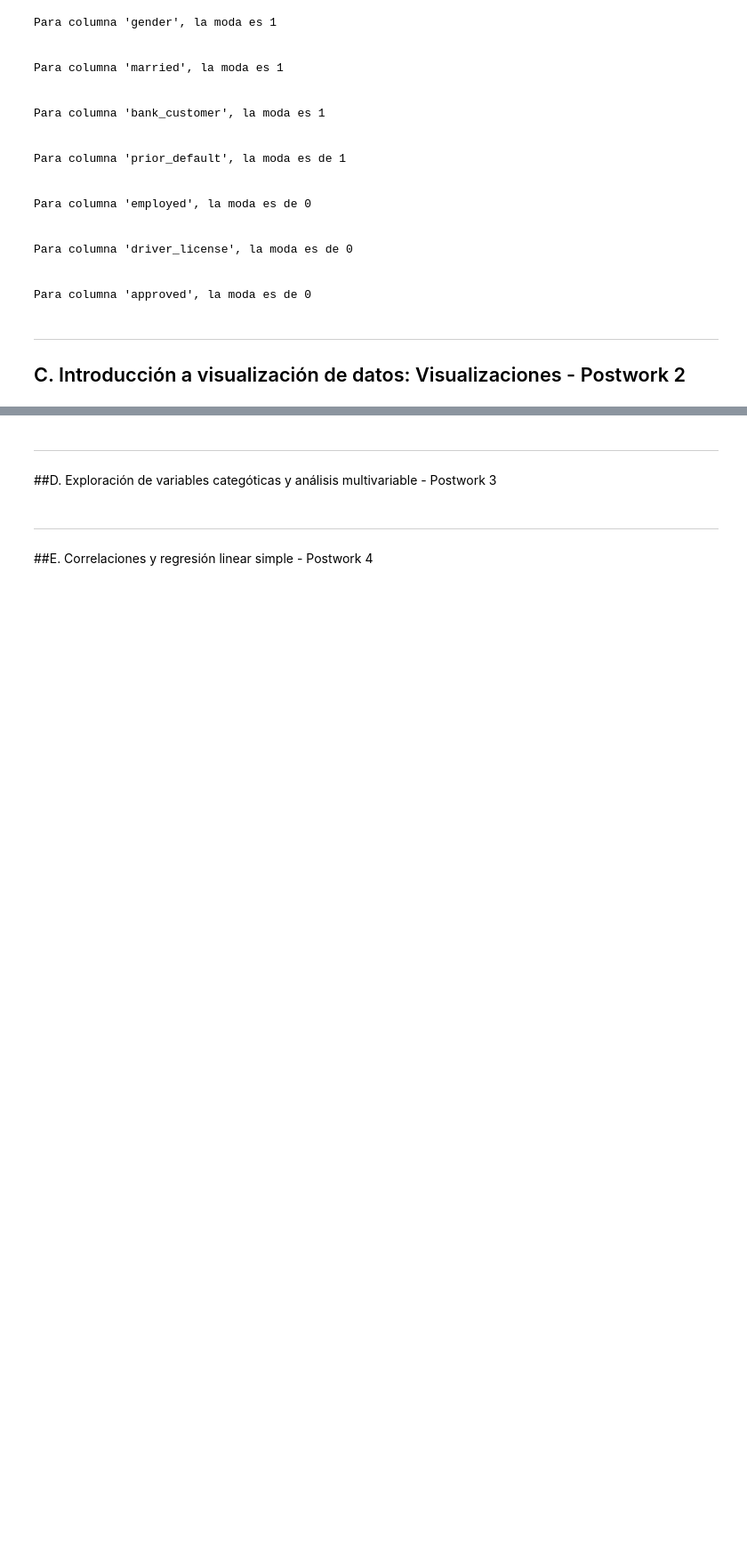
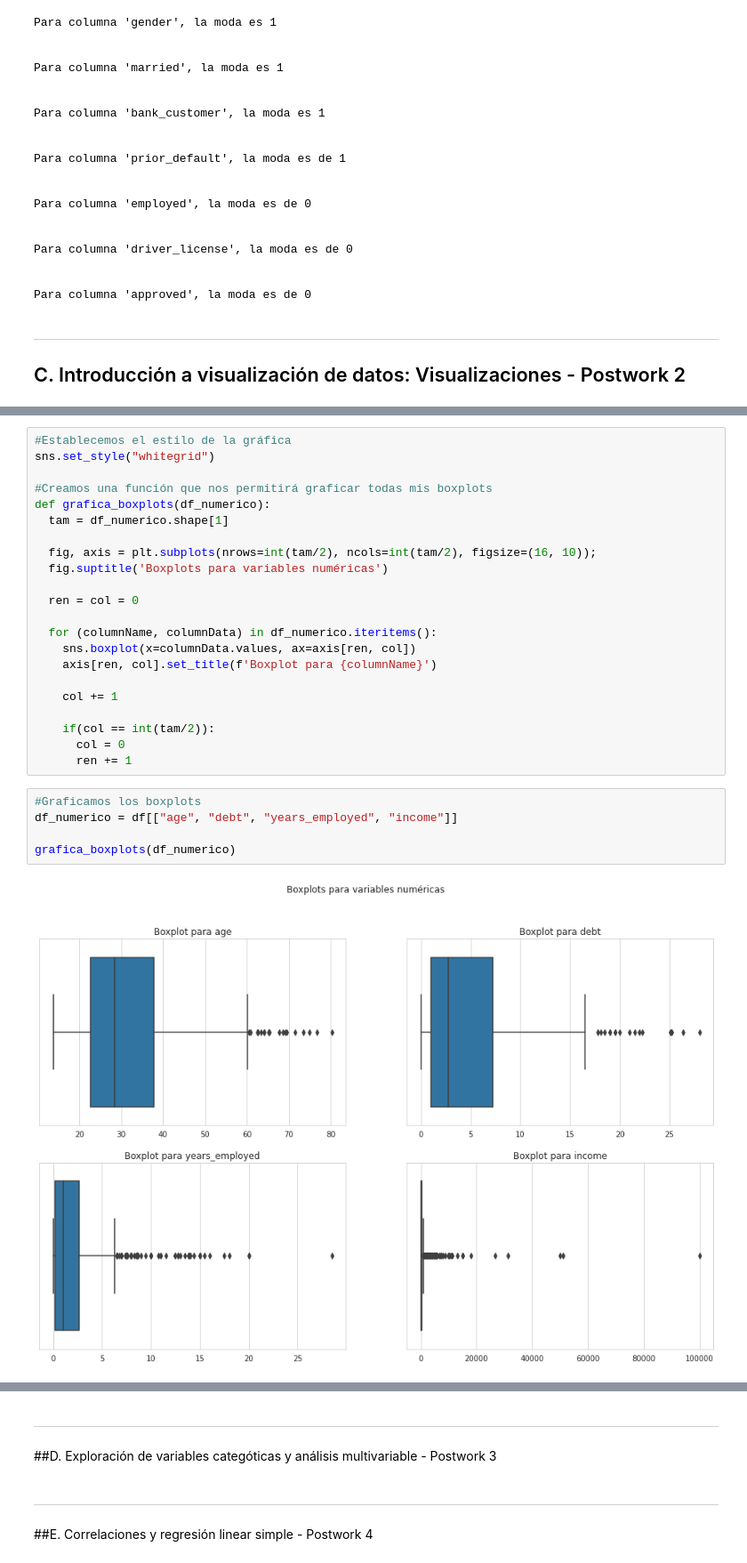
Before and after one commit to HanniaMele/bedu-equipo4-dataScience-M4, a Jupyter notebook: FinalProject_M4.ipynb, the cells around one changed output, grey strips where cells are left out. Shown: that part at 89% size. Cells and saved outputs as stored; diff of their text form; blank space fills up the shorter version.

```diff
--- a/FinalProject_M4.ipynb
+++ b/FinalProject_M4.ipynb
@@ -484,0 +531,29 @@ Para columna 'approved', la moda es de 0
+# %%
+#Establecemos el estilo de la gráfica
+sns.set_style("whitegrid")
+
+#Creamos una función que nos permitirá graficar todas mis boxplots
+def grafica_boxplots(df_numerico):
+  tam = df_numerico.shape[1]
+
+  fig, axis = plt.subplots(nrows=int(tam/2), ncols=int(tam/2), figsize=(16, 10));
+  fig.suptitle('Boxplots para variables numéricas')
+
+  ren = col = 0
+
+  for (columnName, columnData) in df_numerico.iteritems():
+    sns.boxplot(x=columnData.values, ax=axis[ren, col])
+    axis[ren, col].set_title(f'Boxplot para {columnName}')
+
+    col += 1
+
+    if(col == int(tam/2)):
+      col = 0
+      ren += 1
+# %%
+#Graficamos los boxplots
+df_numerico = df[["age", "debt", "years_employed", "income"]]
+
+grafica_boxplots(df_numerico)
+# %% [output]
+[figure, added]
```
Also changed, not shown: parts of 20 cells of this notebook.
